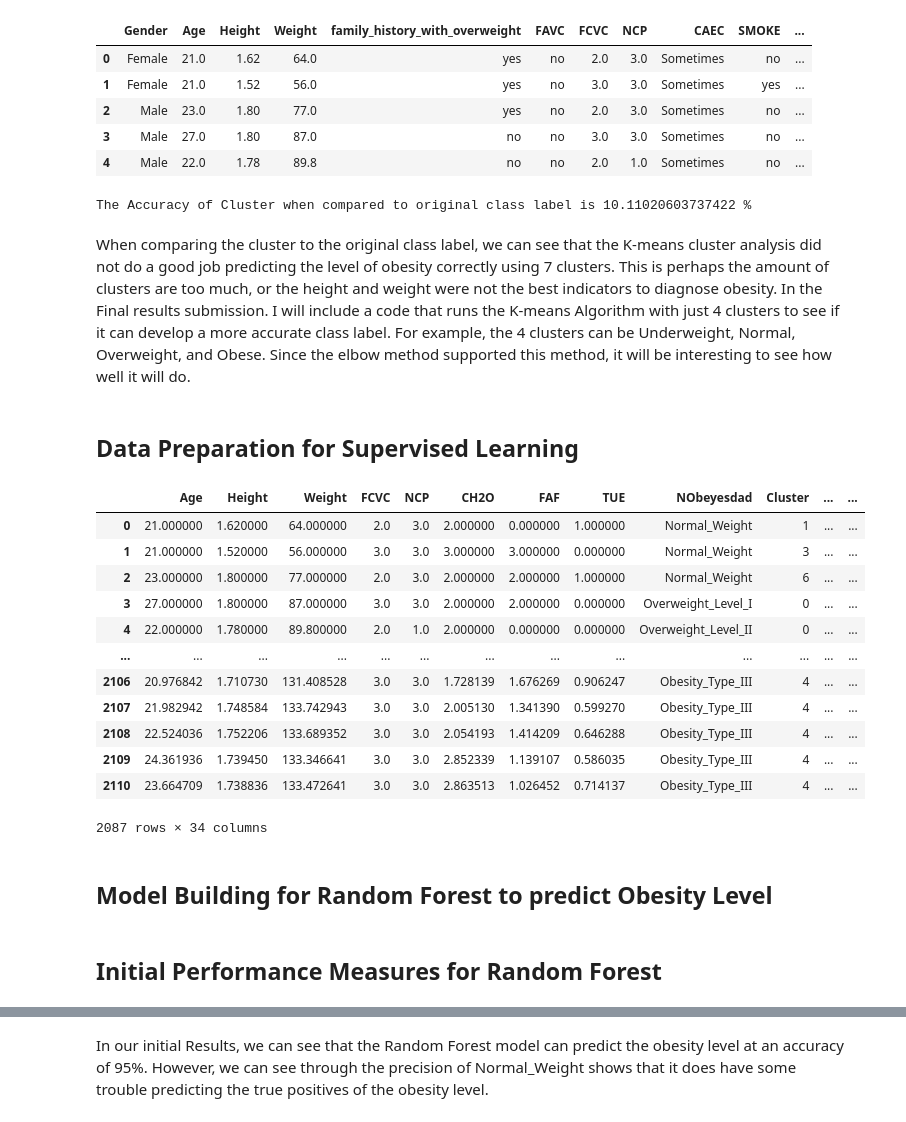
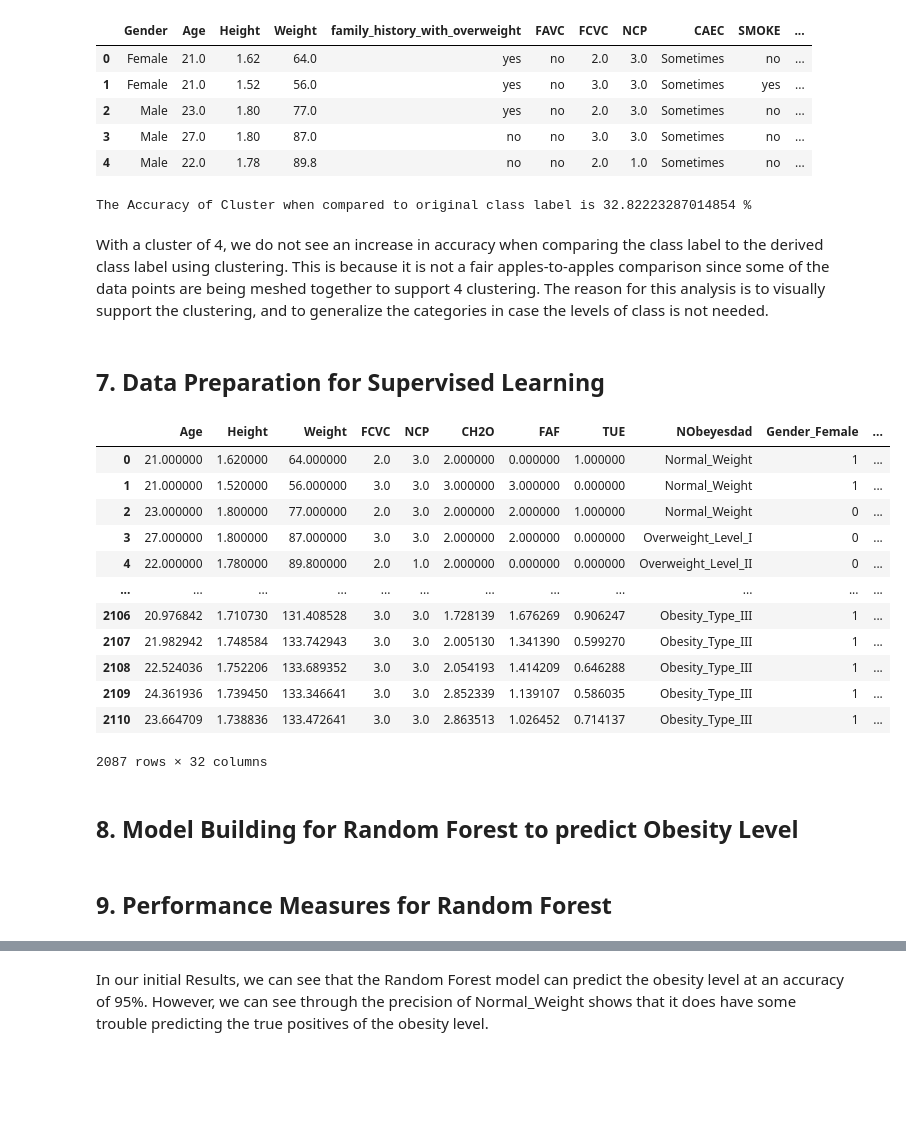
Before and after one commit to azamrahman04/CapstoneProject, a Jupyter notebook: Obesity.ipynb, the cells around one changed output, grey strips where cells are left out. Drawn from its saved outputs; the diff is of its cells as text; code cells hidden in the pictures; blank space fills up the shorter version.

```diff
--- a/Obesity.ipynb
+++ b/Obesity.ipynb
@@ -226,0 +254,4 @@ According to the elbow method, the best values of k is 4 clusters as the curve s
+# %%
+# Export the clustered results to a columns
+df['Cluster'] = pd.Series(y_means, index=df.index)
+df.head()
@@ -227,20 +284,17 @@ According to the elbow method, the best values of k is 4 clusters as the curve s
 # %%
 # Number of Clusters:
-K = 7
+K = 4
 
-km = KMeans(n_clusters = K, init = 'k-means++', max_iter=300, n_init = 10, random_state=0)
-y_means = km.fit_predict(x)
+km2 = KMeans(n_clusters = K, init = 'k-means++', max_iter=300, n_init = 10, random_state=0)
+y_means2 = km2.fit_predict(x)
 
 # Select random observations as centroids
 fig=plt.figure(figsize=(12,6))
-plt.scatter(x[y_means == 5, 0], x[y_means == 5, 1], s = 100, c = 'red', label = 'Insufficient_Weight')
-plt.scatter(x[y_means == 0, 0], x[y_means == 0, 1], s = 100, c = 'pink', label = 'Normal_Weight')
-plt.scatter(x[y_means == 2, 0], x[y_means == 2, 1], s = 100, c = 'cyan', label = 'Overweight_Level_I')
-plt.scatter(x[y_means == 6, 0], x[y_means == 6, 1], s = 100, c = 'grey', label = 'Overweight_Level_II')
-plt.scatter(x[y_means == 1, 0], x[y_means == 1, 1], s = 100, c = 'yellow', label = 'Obesity_Type_I')
-plt.scatter(x[y_means == 4, 0], x[y_means == 4, 1], s = 100, c = 'orange', label = 'Obesity_Type_II')
-plt.scatter(x[y_means == 3, 0], x[y_means == 3, 1], s = 100, c = 'magenta', label = 'Obesity_Type_III')
-plt.scatter(km.cluster_centers_[:,0], km.cluster_centers_[:, 1], s = 50, c = 'blue' , label = 'Centeroid')
+plt.scatter(x[y_means2 == 0, 0], x[y_means2 == 0, 1], s = 100, c = 'pink', label = 'Insufficient_Weight')
+plt.scatter(x[y_means2 == 1, 0], x[y_means2 == 1, 1], s = 100, c = 'yellow', label = 'Obesity')
+plt.scatter(x[y_means2 == 2, 0], x[y_means2 == 2, 1], s = 100, c = 'grey', label = 'Overweight')
+plt.scatter(x[y_means2 == 3, 0], x[y_means2 == 3, 1], s = 100, c = 'cyan', label = 'Normal_Weight')
+plt.scatter(km2.cluster_centers_[:,0], km2.cluster_centers_[:, 1], s = 50, c = 'blue' , label = 'Centeroid')
 plt.xlabel("Height (m)")
 plt.ylabel("Weight (kg)")
 plt.legend()
@@ -253,6 +307,6 @@ plt.show()
 # %%
 # Export the clustered results to a columns
-df["Cluster"] = y_means
+df["Cluster"] = y_means2
 df.head()
 # %% [output]
 |  | Gender | Age | Height | Weight | family_history_with_overweight | FAVC | FCVC | NCP | CAEC | SMOKE | ... |
@@ -265,21 +319,21 @@ df.head()
 # Apply logic to create another column named "Truth" to display if the Cluster falls into the correct category.
 
 df["Truth"] = np.where(((df["Cluster"] == 0) & (df["NObeyesdad"] == "Insufficient_Weight")) |
-((df["Cluster"] == 1) & (df["NObeyesdad"] == "Normal_Weight")) |
+((df["Cluster"] == 3) & (df["NObeyesdad"] == "Normal_Weight")) |
 ((df["Cluster"] == 2) & (df["NObeyesdad"] == "Overweight_Level_I")) |
-((df["Cluster"] == 3) & (df["NObeyesdad"] == "Overweight_Level_II")) |
-((df["Cluster"] == 4) & (df["NObeyesdad"] == "Obesity_Type_I")) |
-((df["Cluster"] == 5) & (df["NObeyesdad"] == "Obesity_Type_II")) |
-((df["Cluster"] == 6) & (df["NObeyesdad"] == "Obesity_Type_III")) , True, False)
+((df["Cluster"] == 2) & (df["NObeyesdad"] == "Overweight_Level_II")) |
+((df["Cluster"] == 1) & (df["NObeyesdad"] == "Obesity_Type_I")) |
+((df["Cluster"] == 1) & (df["NObeyesdad"] == "Obesity_Type_II")) |
+((df["Cluster"] == 1) & (df["NObeyesdad"] == "Obesity_Type_III")) , True, False)
 # Calculate the accuracy of Cluster when compared to the class label.
 Acc_of_Cluster = (df["Truth"].sum() / len(df))*100
 print("The Accuracy of Cluster when compared to original class label is", Acc_of_Cluster, "%")
 # %% [output]
-The Accuracy of Cluster when compared to original class label is 10.11020603737422 %
+The Accuracy of Cluster when compared to original class label is 32.82223287014854 %
-# %% [markdown]
-When comparing the cluster to the original class label, we can see that the K-means cluster analysis did not do a good job predicting the level of obesity correctly using 7 clusters. This is perhaps the amount of clusters are too much, or the height and weight were not the best indicators to diagnose obesity. In the Final results submission. I will include a code that runs the K-means Algorithm with just 4 clusters to see if it can develop a more accurate class label. For example, the 4 clusters can be Underweight, Normal, Overweight, and Obese. Since the elbow method supported this method, it will be interesting to see how well it will do.
+# %% [markdown]
+With a cluster of 4, we do not see an increase in accuracy when comparing the class label to the derived class label using clustering. This is because it is not a fair apples-to-apples comparison since some of the data points are being meshed together to support 4 clustering. The reason for this analysis is to visually support the clustering, and to generalize the categories in case the levels of class is not needed.
 # %% [markdown]
-## Data Preparation for Supervised Learning
+## 7. Data Preparation for Supervised Learning
 # %%
 # Columns of all numerical variables:
 num_cols = df._get_numeric_data().columns.tolist()
@@ -290,26 +344,27 @@ cat_cols.remove('NObeyesdad')
 # %%
 # Creating a copy of the dataframe
 df_onehot=df.copy()
 # Converting  categorical variables to dummy variables to complete encoding
 df_onehot = pd.get_dummies(df, columns=cat_cols, prefix = cat_cols)
-
+df_onehot = df_onehot.drop('Cluster',1)
+df_onehot = df_onehot.drop('Truth',1)
 df_onehot
 # %% [output]
-|  | Age | Height | Weight | FCVC | NCP | CH2O | FAF | TUE | NObeyesdad | Cluster | ... | ... |
-| 0 | 21.000000 | 1.620000 | 64.000000 | 2.0 | 3.0 | 2.000000 | 0.000000 | 1.000000 | Normal_Weight | 1 | ... | ... |
-| 1 | 21.000000 | 1.520000 | 56.000000 | 3.0 | 3.0 | 3.000000 | 3.000000 | 0.000000 | Normal_Weight | 3 | ... | ... |
-| 2 | 23.000000 | 1.800000 | 77.000000 | 2.0 | 3.0 | 2.000000 | 2.000000 | 1.000000 | Normal_Weight | 6 | ... | ... |
-| 3 | 27.000000 | 1.800000 | 87.000000 | 3.0 | 3.0 | 2.000000 | 2.000000 | 0.000000 | Overweight_Level_I | 0 | ... | ... |
-| 4 | 22.000000 | 1.780000 | 89.800000 | 2.0 | 1.0 | 2.000000 | 0.000000 | 0.000000 | Overweight_Level_II | 0 | ... | ... |
-| ... | ... | ... | ... | ... | ... | ... | ... | ... | ... | ... | ... | ... |
-| 2106 | 20.976842 | 1.710730 | 131.408528 | 3.0 | 3.0 | 1.728139 | 1.676269 | 0.906247 | Obesity_Type_III | 4 | ... | ... |
-| 2107 | 21.982942 | 1.748584 | 133.742943 | 3.0 | 3.0 | 2.005130 | 1.341390 | 0.599270 | Obesity_Type_III | 4 | ... | ... |
-| 2108 | 22.524036 | 1.752206 | 133.689352 | 3.0 | 3.0 | 2.054193 | 1.414209 | 0.646288 | Obesity_Type_III | 4 | ... | ... |
-| 2109 | 24.361936 | 1.739450 | 133.346641 | 3.0 | 3.0 | 2.852339 | 1.139107 | 0.586035 | Obesity_Type_III | 4 | ... | ... |
-| 2110 | 23.664709 | 1.738836 | 133.472641 | 3.0 | 3.0 | 2.863513 | 1.026452 | 0.714137 | Obesity_Type_III | 4 | ... | ... |
+|  | Age | Height | Weight | FCVC | NCP | CH2O | FAF | TUE | NObeyesdad | Gender_Female | ... |
+| 0 | 21.000000 | 1.620000 | 64.000000 | 2.0 | 3.0 | 2.000000 | 0.000000 | 1.000000 | Normal_Weight | 1 | ... |
+| 1 | 21.000000 | 1.520000 | 56.000000 | 3.0 | 3.0 | 3.000000 | 3.000000 | 0.000000 | Normal_Weight | 1 | ... |
+| 2 | 23.000000 | 1.800000 | 77.000000 | 2.0 | 3.0 | 2.000000 | 2.000000 | 1.000000 | Normal_Weight | 0 | ... |
+| 3 | 27.000000 | 1.800000 | 87.000000 | 3.0 | 3.0 | 2.000000 | 2.000000 | 0.000000 | Overweight_Level_I | 0 | ... |
+| 4 | 22.000000 | 1.780000 | 89.800000 | 2.0 | 1.0 | 2.000000 | 0.000000 | 0.000000 | Overweight_Level_II | 0 | ... |
+| ... | ... | ... | ... | ... | ... | ... | ... | ... | ... | ... | ... |
+| 2106 | 20.976842 | 1.710730 | 131.408528 | 3.0 | 3.0 | 1.728139 | 1.676269 | 0.906247 | Obesity_Type_III | 1 | ... |
+| 2107 | 21.982942 | 1.748584 | 133.742943 | 3.0 | 3.0 | 2.005130 | 1.341390 | 0.599270 | Obesity_Type_III | 1 | ... |
+| 2108 | 22.524036 | 1.752206 | 133.689352 | 3.0 | 3.0 | 2.054193 | 1.414209 | 0.646288 | Obesity_Type_III | 1 | ... |
+| 2109 | 24.361936 | 1.739450 | 133.346641 | 3.0 | 3.0 | 2.852339 | 1.139107 | 0.586035 | Obesity_Type_III | 1 | ... |
+| 2110 | 23.664709 | 1.738836 | 133.472641 | 3.0 | 3.0 | 2.863513 | 1.026452 | 0.714137 | Obesity_Type_III | 1 | ... |
-2087 rows × 34 columns
+2087 rows × 32 columns
 # %% [markdown]
-## Model Building for Random Forest to predict Obesity Level
+## 8. Model Building for Random Forest to predict Obesity Level
 # %%
 # Make sure that the class label is not included
 class_col_name = 'NObeyesdad'
@@ -328,7 +383,7 @@ clf.fit(X_train, y_train)
 # Create the Predictions
 y_pred = clf.predict(X_test)
 # %% [markdown]
-## Initial Performance Measures for Random Forest
+## 9. Performance Measures for Random Forest
 # %%
 # Show the classification Report to view the results
 print(classification_report(y_test, y_pred))
```
Also changed, not shown: parts of 19 cells of this notebook.
